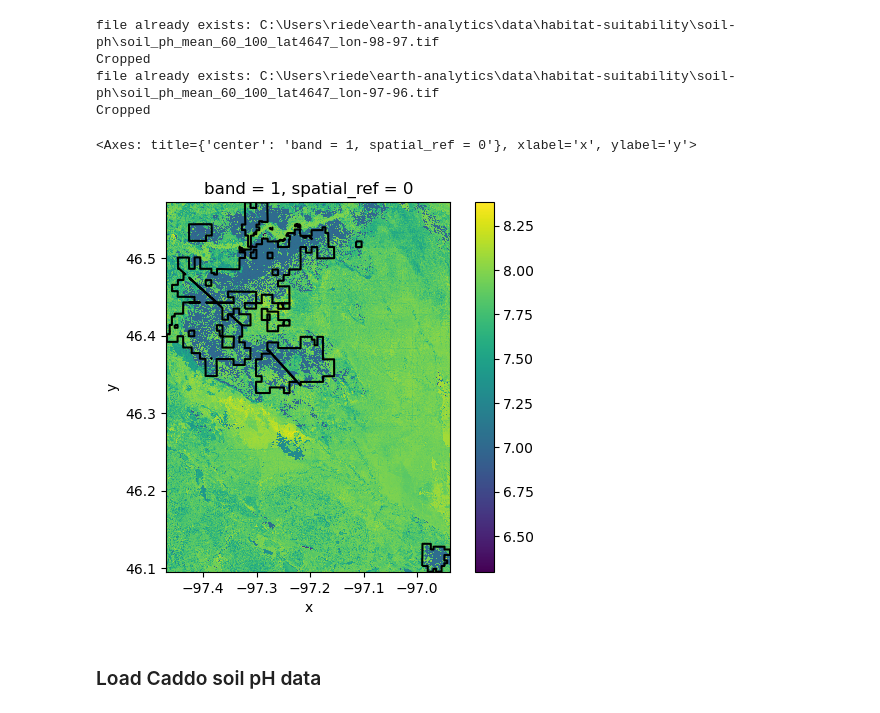
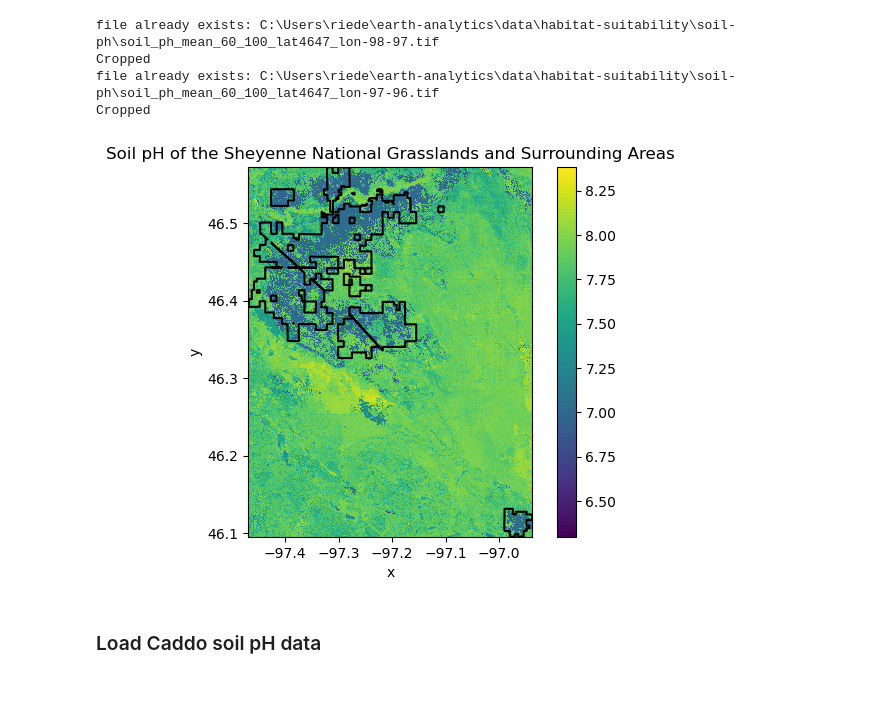
Before and after one commit to hanried/habitat-suitability, a Jupyter notebook: notebooks/01-habitat-suitability-soil.ipynb, the cells around one changed output. Drawn from its saved outputs; the diff is of its cells as text; code cells hidden in the pictures.

Commit message:
added titles to plots

```diff
--- a/notebooks/01-habitat-suitability-soil.ipynb
+++ b/notebooks/01-habitat-suitability-soil.ipynb
@@ -225,13 +225,16 @@ Cropped
 # %%
 # Merge Sheyenne soil ph data tiles
 sheyenne_soil_ph_da = merge_arrays(sheyenne_soil_ph_indiv_das)
 sheyenne_soil_ph_da.plot()
 
 # Plot Sheyenne National Grasslands on sheyenne_soil_ph_da
 sheyenne_grasslands_gdf.to_crs(sheyenne_soil_ph_da.rio.crs).boundary.plot(ax = plt.gca(), color='black')
+
+# Add titles and axes to plot
+plt.title('Soil pH of the Sheyenne National Grasslands and Surrounding Areas')
+plt.show()
 # %% [output]
-<Axes: title={'center': 'band = 1, spatial_ref = 0'}, xlabel='x', ylabel='y'>
-[figure, old version]
+[figure, new version]
 # %% [markdown]
 ### Load Caddo soil pH data
 # %%
```
Also changed, not shown: parts of 1 cell of this notebook.
